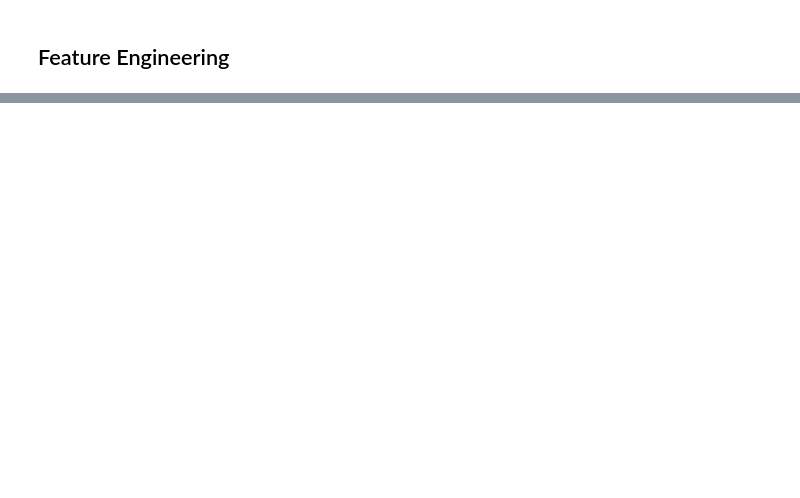
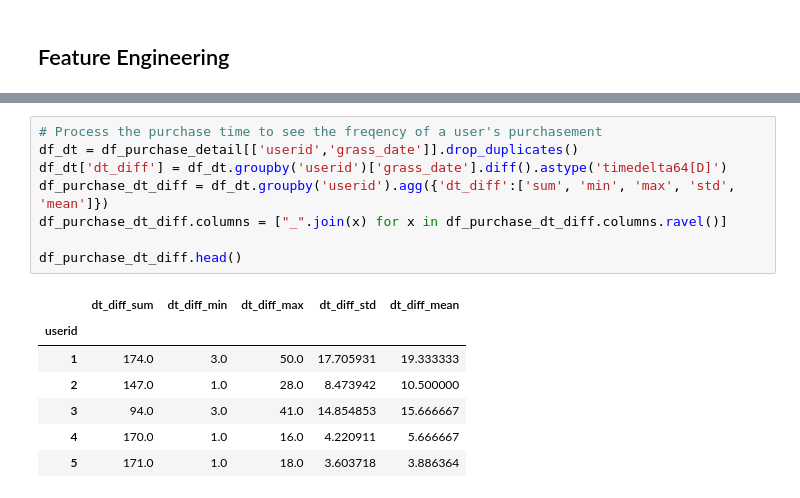
Before and after one commit to Tang-Li-Jen/High-Value-Customer-Forecast-Competition, a Jupyter notebook: modeling.ipynb, the cells around one changed output, grey strips where cells are left out. Saved outputs shown, nothing was run; the diff lists cells and outputs as text; blank space fills up the shorter version.

```diff
--- a/modeling.ipynb
+++ b/modeling.ipynb
@@ -316,0 +192,16 @@ sub.to_csv('submission_final.csv', index=False)
+# %%
+# Process the purchase time to see the freqency of a user's purchasement
+df_dt = df_purchase_detail[['userid','grass_date']].drop_duplicates()
+df_dt['dt_diff'] = df_dt.groupby('userid')['grass_date'].diff().astype('timedelta64[D]')
+df_purchase_dt_diff = df_dt.groupby('userid').agg({'dt_diff':['sum', 'min', 'max', 'std', 'mean']})
+df_purchase_dt_diff.columns = ["_".join(x) for x in df_purchase_dt_diff.columns.ravel()]
+
+df_purchase_dt_diff.head()
+# %% [output]
+|  | dt_diff_sum | dt_diff_min | dt_diff_max | dt_diff_std | dt_diff_mean |
+| userid |  |  |  |  |  |
+| 1 | 174.0 | 3.0 | 50.0 | 17.705931 | 19.333333 |
+| 2 | 147.0 | 1.0 | 28.0 | 8.473942 | 10.500000 |
+| 3 | 94.0 | 3.0 | 41.0 | 14.854853 | 15.666667 |
+| 4 | 170.0 | 1.0 | 16.0 | 4.220911 | 5.666667 |
+| 5 | 171.0 | 1.0 | 18.0 | 3.603718 | 3.886364 |
```
Also changed, not shown: parts of 91 cells of this notebook, 3 other files.
